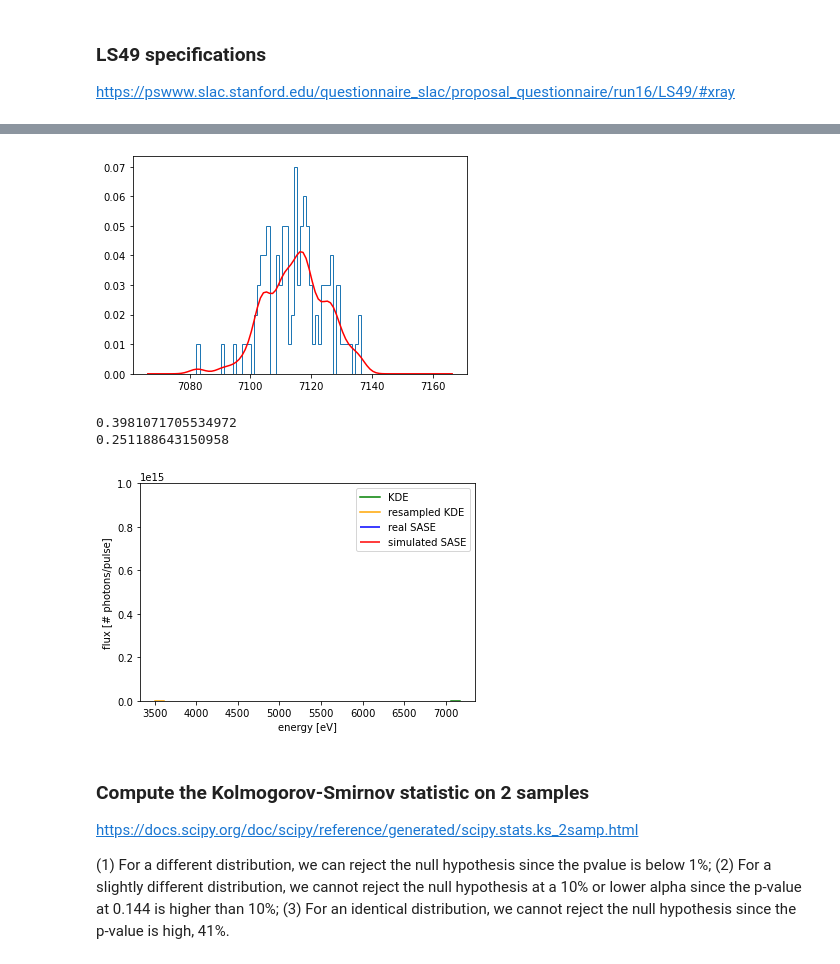
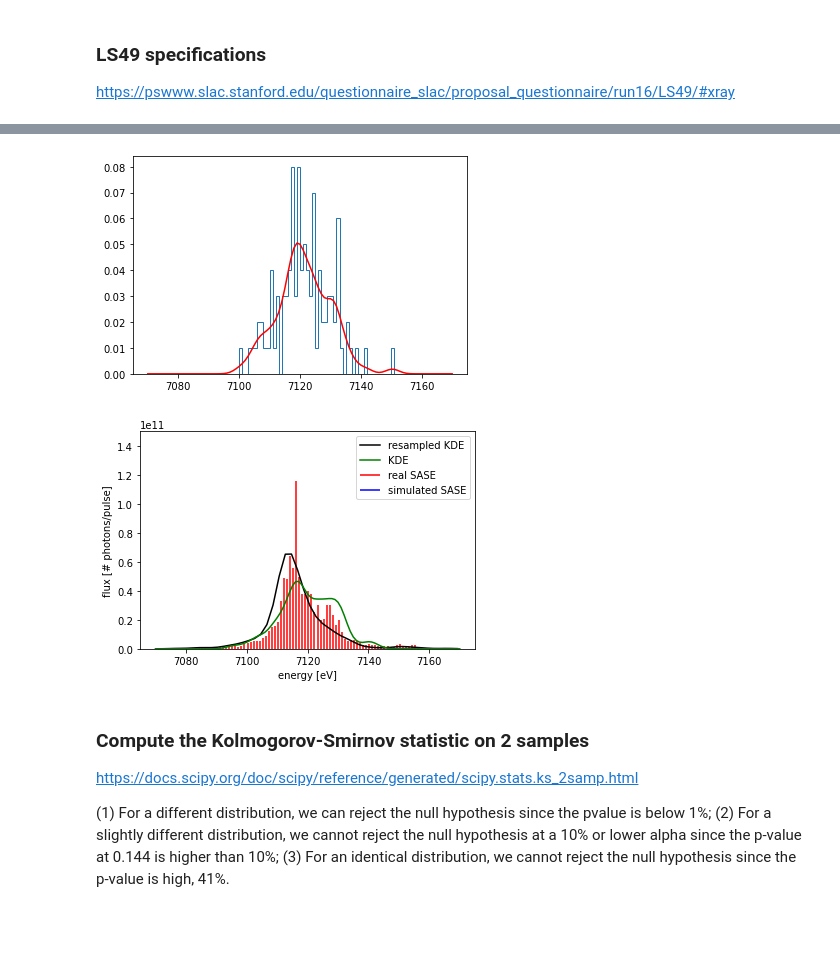
Before and after one commit to irischang020/pysingfel, a Jupyter notebook: examples/scripts/Test-SASE-KDE.ipynb, the cells around one changed output, grey strips where cells are left out. Saved outputs shown, nothing was run; the diff lists cells and outputs as text; code cells hidden in the pictures; blank space fills up the shorter version.

Commit message:
Add SASE gaussian KDE script

```diff
--- a/examples/scripts/Test-SASE-KDE.ipynb
+++ b/examples/scripts/Test-SASE-KDE.ipynb
@@ -204,7 +209,7 @@ class MyBeam(Beam):
 
         gkde = stats.gaussian_kde(samples)
 
-        gkde.set_bandwidth(bw_method=0.251188643150958)
+        gkde.set_bandwidth(bw_method=0.25)
 
         ind = np.linspace(self.mu-50, self.mu+50, self.n_spikes+1)
 
@@ -212,7 +217,7 @@ class MyBeam(Beam):
         plt.plot(ind, gkde(ind),"r")
 
         photon_energy = np.linspace(self.mu-50, self.mu+50, self.n_spikes+1).tolist()
-        fluences = density/density.sum()
+        fluences = (self.get_photons_per_pulse()*density/density.sum())
 
         return [
             Beam(
@@ -224,13 +229,13 @@ class MyBeam(Beam):
             for i in range(self.n_spikes)
         ]
 # %%
-mu, sigma = 7116.289053042678, 9.616214867618856 # mean and standard deviation
+mu, sigma = 7120, 9 # mean and standard deviation
 n_spikes = 100
 beam = MyBeam(mu, sigma, n_spikes, fname=ROOT_DIR+'/input/beam/amo86615.beam')
 
 sase = beam.generate_new_state()
 # %% [output]
-[figure, old version]
+[figure, new version]
 # %%
 energy = []
 flux = []
@@ -243,21 +248,18 @@ gkde = stats.gaussian_kde(samples)
 gkde.set_bandwidth(bw_method=0.251188643150958)
 ind = np.linspace(mu-50, mu+50, n_spikes+1)
 kdepdf = gkde(ind)
-# %% [output]
-0.3981071705534972
-0.251188643150958
 # %%
-plt.vlines(wavelength_to_photon_energy(wavlen_7120eV)*10**10, 0, flux_7120eV_ebeam1/np.array(flux_7120eV_ebeam1).sum(), color="b", label="real SASE")
-plt.vlines(energy, 0, flux, color="r", label="simulated SASE")
-plt.plot(ind, kdepdf, color='g', label="KDE")
-plt.plot(x, rkde.pdf(x), color="orange", label='resampled KDE')
+plt.vlines(wavelength_to_photon_energy(wavlen_7120eV)*10**10, 0, flux_7120eV_ebeam0/np.array(flux_7120eV_ebeam0).sum()*beam.get_photons_per_pulse(), color="r", label="real SASE")
+plt.vlines(energy, 0, flux, color="b", label="simulated SASE")
+plt.plot(x, rkde.pdf(x)*beam.get_photons_per_pulse(), color="k", label='resampled KDE')
+plt.plot(ind, kdepdf*beam.get_photons_per_pulse(), color='g', label="KDE")
 plt.xlabel('energy [eV]')
 plt.ylabel('flux [# photons/pulse]')
 plt.legend()
-plt.ylim(0, 1e15)
+plt.ylim(0, 1.5e11)
 plt.show()
 # %% [output]
-[figure, old version]
+[figure, new version]
 # %% [markdown]
 ### Compute the Kolmogorov-Smirnov statistic on 2 samples
 https://docs.scipy.org/doc/scipy/reference/generated/scipy.stats.ks_2samp.html
```
Also changed, not shown: parts of 15 cells of this notebook.
